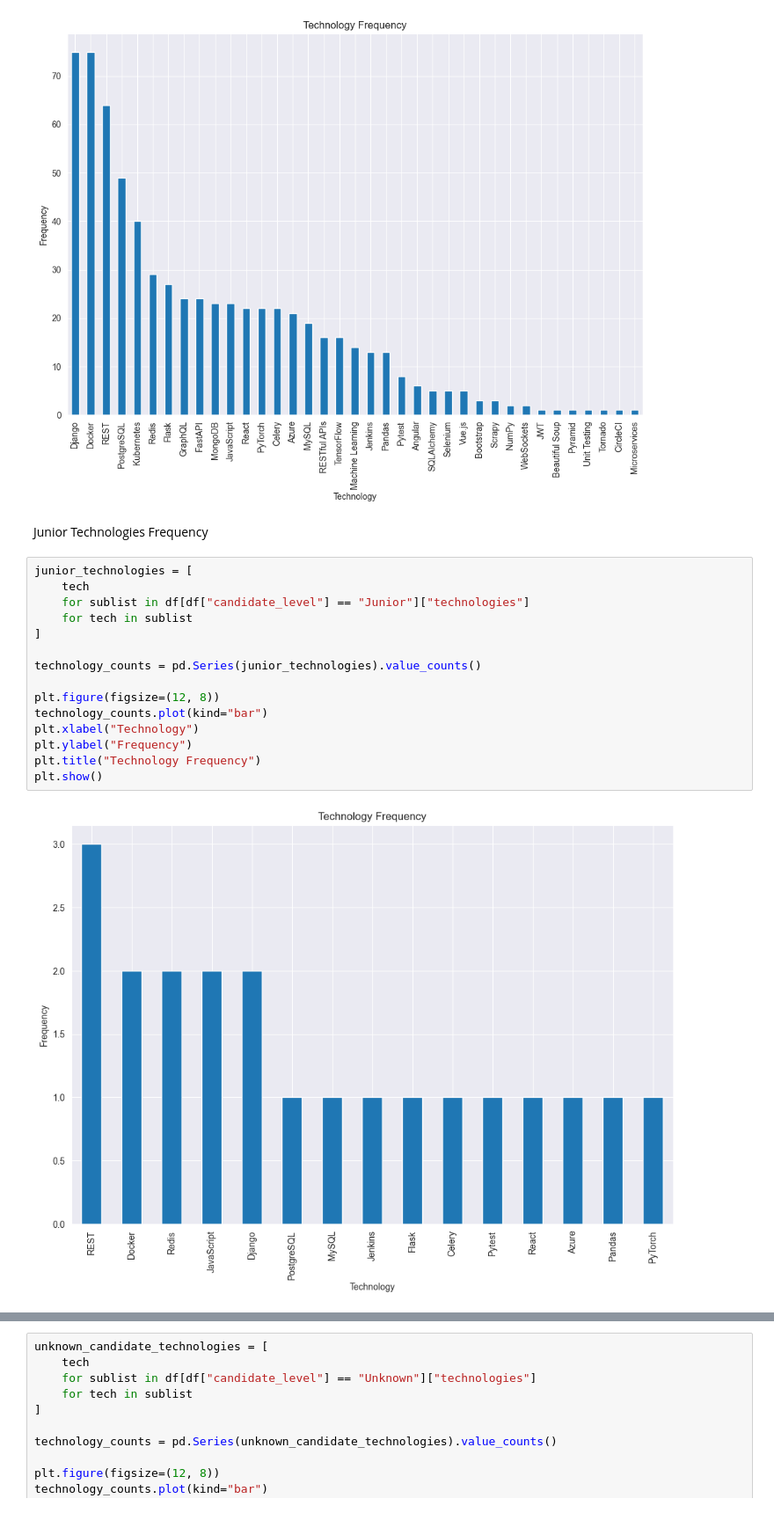
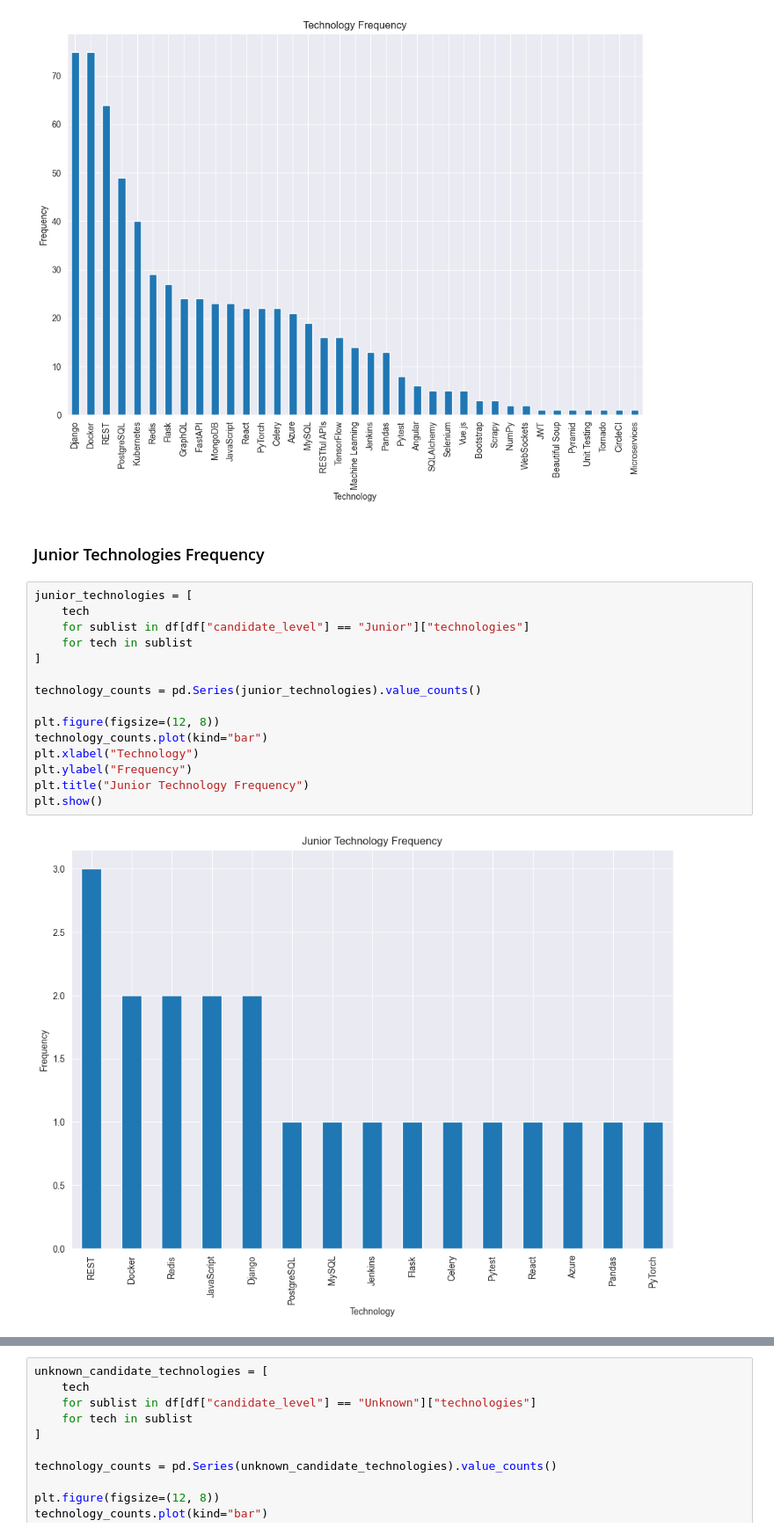
Before and after one commit to Shatrovskyi/vacancy-data-analysis-project, a Jupyter notebook: data_analysis/main.ipynb, the cells around one changed output, grey strips where cells are left out. Shown at 88% size. Cells and saved outputs as stored; diff of their text form.

```diff
--- a/data_analysis/main.ipynb
+++ b/data_analysis/main.ipynb
@@ -261,21 +216,21 @@ plt.show()
 # %% [output]
 [figure]
 # %% [markdown]
-Junior Technologies Frequency
+### Junior Technologies Frequency
 # %%
 junior_technologies = [
     tech
     for sublist in df[df["candidate_level"] == "Junior"]["technologies"]
     for tech in sublist
 ]
 
 technology_counts = pd.Series(junior_technologies).value_counts()
 
 plt.figure(figsize=(12, 8))
 technology_counts.plot(kind="bar")
 plt.xlabel("Technology")
 plt.ylabel("Frequency")
-plt.title("Technology Frequency")
+plt.title("Junior Technology Frequency")
 plt.show()
 # %% [output]
-[figure, old version]
+[figure, new version]
```
Also changed, not shown: parts of 18 cells of this notebook.
